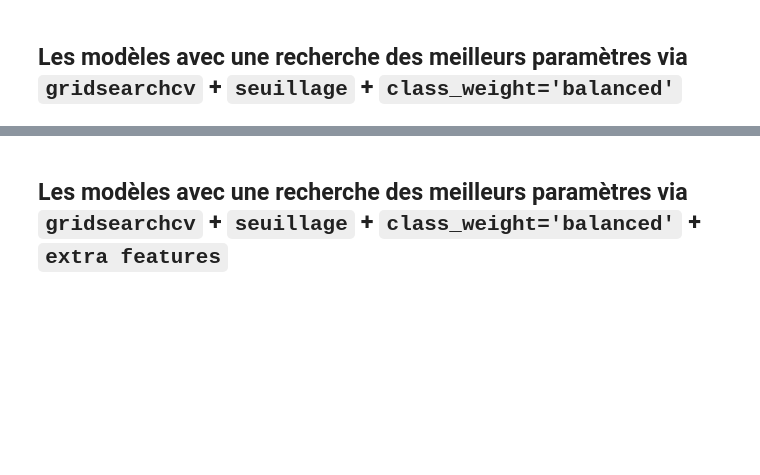
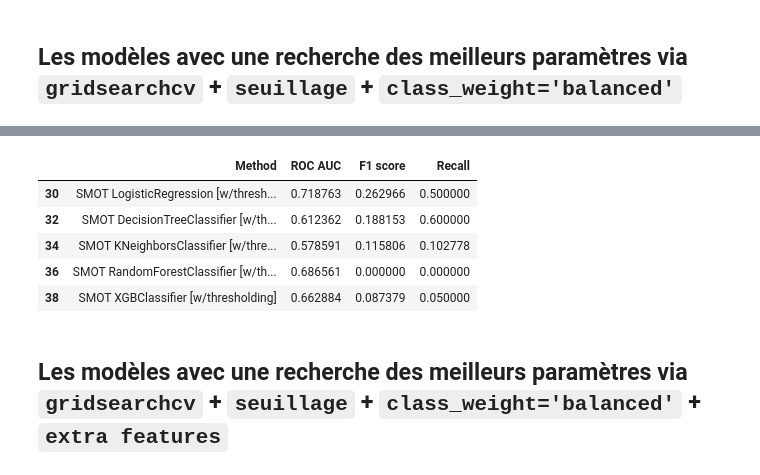
Before and after one commit to Valkea/OC_AI_04, a Jupyter notebook: 03_Display_Scores.ipynb, the cells around one changed output, grey strips where cells are left out. Saved outputs shown, nothing was run; the diff lists cells and outputs as text; code cells hidden in the pictures; blank space fills up the shorter version.

```diff
--- a/03_Display_Scores.ipynb
+++ b/03_Display_Scores.ipynb
@@ -73,3 +73,14 @@ balanced_t
+# %%
+smot = data[ ~(data.Method.str.contains('threshold')) & (data.Method.str.contains('SMOT')) & ~(data.Method.str.contains('features'))][['Method', 'ROC AUC', 'F1 score', 'Recall']]
+smot_t = data[ (data.Method.str.contains('threshold')) & (data.Method.str.contains('SMOT')) & ~(data.Method.str.contains('features'))][['Method', 'ROC AUC', 'F1 score', 'Recall']]
+smot_t
+# %% [output]
+|  | Method | ROC AUC | F1 score | Recall |
+| 30 | SMOT LogisticRegression [w/thresh... | 0.718763 | 0.262966 | 0.500000 |
+| 32 | SMOT DecisionTreeClassifier [w/th... | 0.612362 | 0.188153 | 0.600000 |
+| 34 | SMOT KNeighborsClassifier [w/thre... | 0.578591 | 0.115806 | 0.102778 |
+| 36 | SMOT RandomForestClassifier [w/th... | 0.686561 | 0.000000 | 0.000000 |
+| 38 | SMOT XGBClassifier [w/thresholding] | 0.662884 | 0.087379 | 0.050000 |
 # %% [markdown]
 ## Les modèles avec une recherche des meilleurs paramètres via `gridsearchcv` + `seuillage` + `class_weight='balanced'` + `extra features`
 # %%
```
Also changed, not shown: parts of 14 cells of this notebook, 2 other files.
